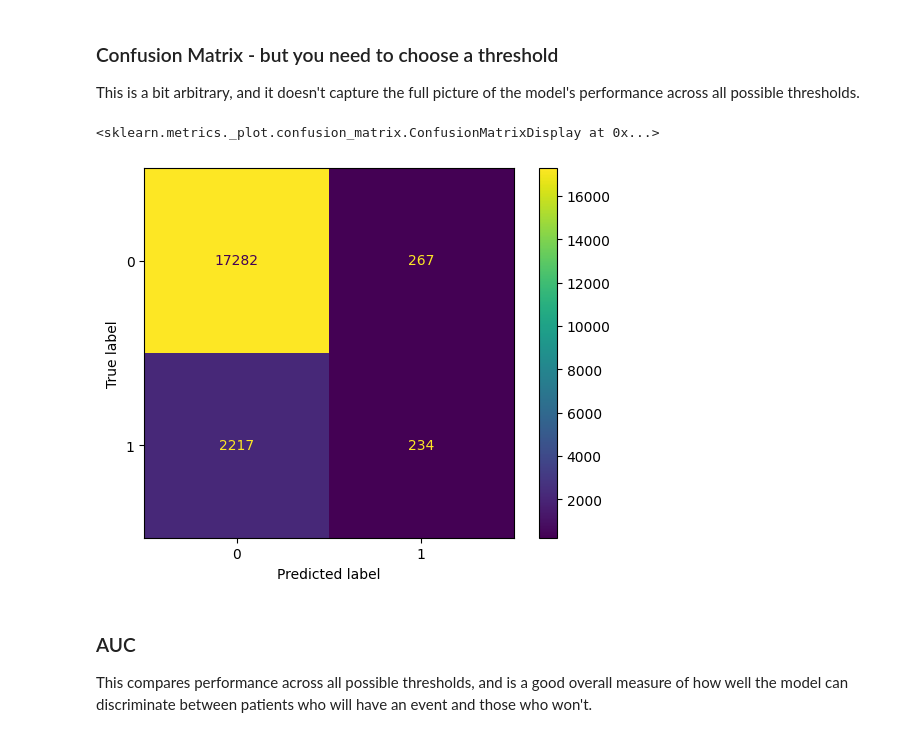
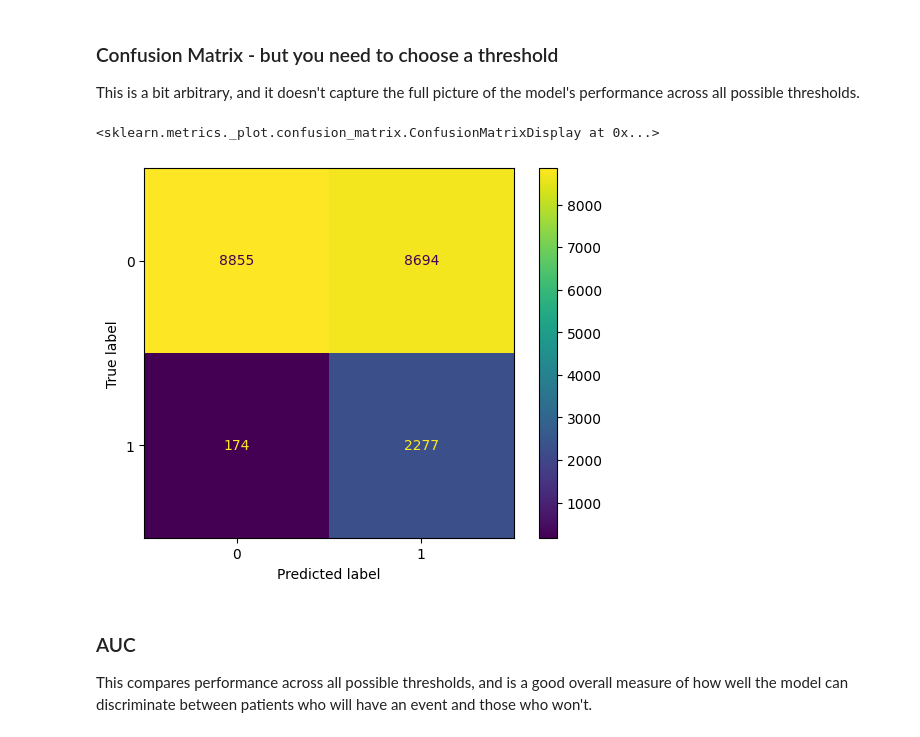
Before and after one commit to ucl-paediatrics/mics, a Jupyter notebook: src/mics/01_mics_pipeline.ipynb, the cells around one changed output. Saved outputs shown, nothing was run; the diff lists cells and outputs as text; code cells hidden in the pictures.

```diff
--- a/src/mics/mics.ipynb
+++ b/src/mics/01_mics_pipeline.ipynb
@@ -204,16 +213,16 @@ Model 1 average predicted event rate: 0.12179809110011265
 This is a bit arbitrary, and it doesn't capture the full picture of the model's performance across all possible thresholds.
 # %%
 y_pred_prob = model_1.predict_proba(X_test)[:,1]
-threshold = 0.5
+threshold = 0.05
 metrics.ConfusionMatrixDisplay(
     metrics.confusion_matrix(
         y_true = y_test,
         y_pred = (y_pred_prob > threshold).astype(int)
     )
 ).plot()
 # %% [output]
 <sklearn.metrics._plot.confusion_matrix.ConfusionMatrixDisplay at 0x...>
-[figure, old version]
+[figure, new version]
 # %% [markdown]
 ### AUC
 
```
Also changed, not shown: parts of 4 cells of this notebook, 1 other file.
